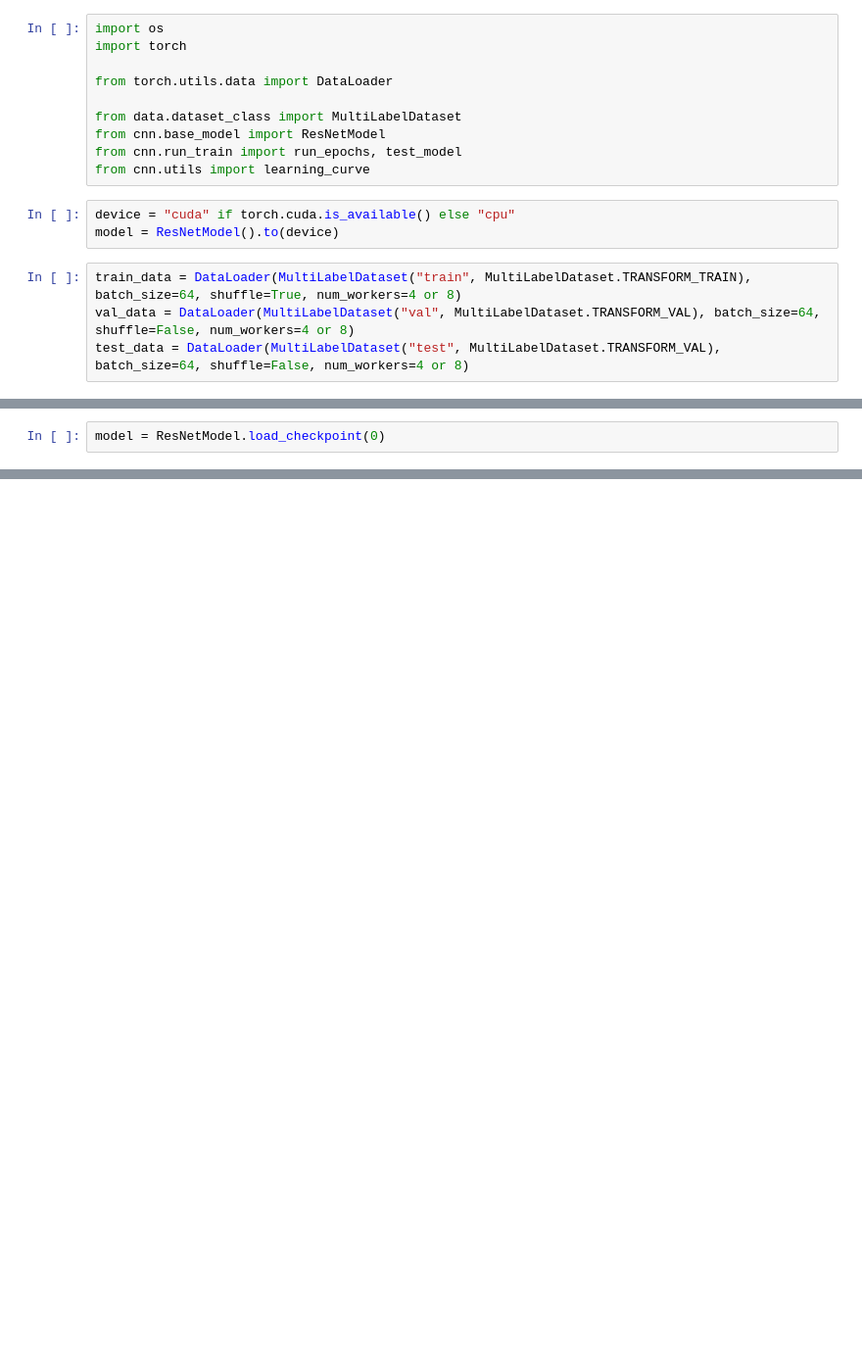
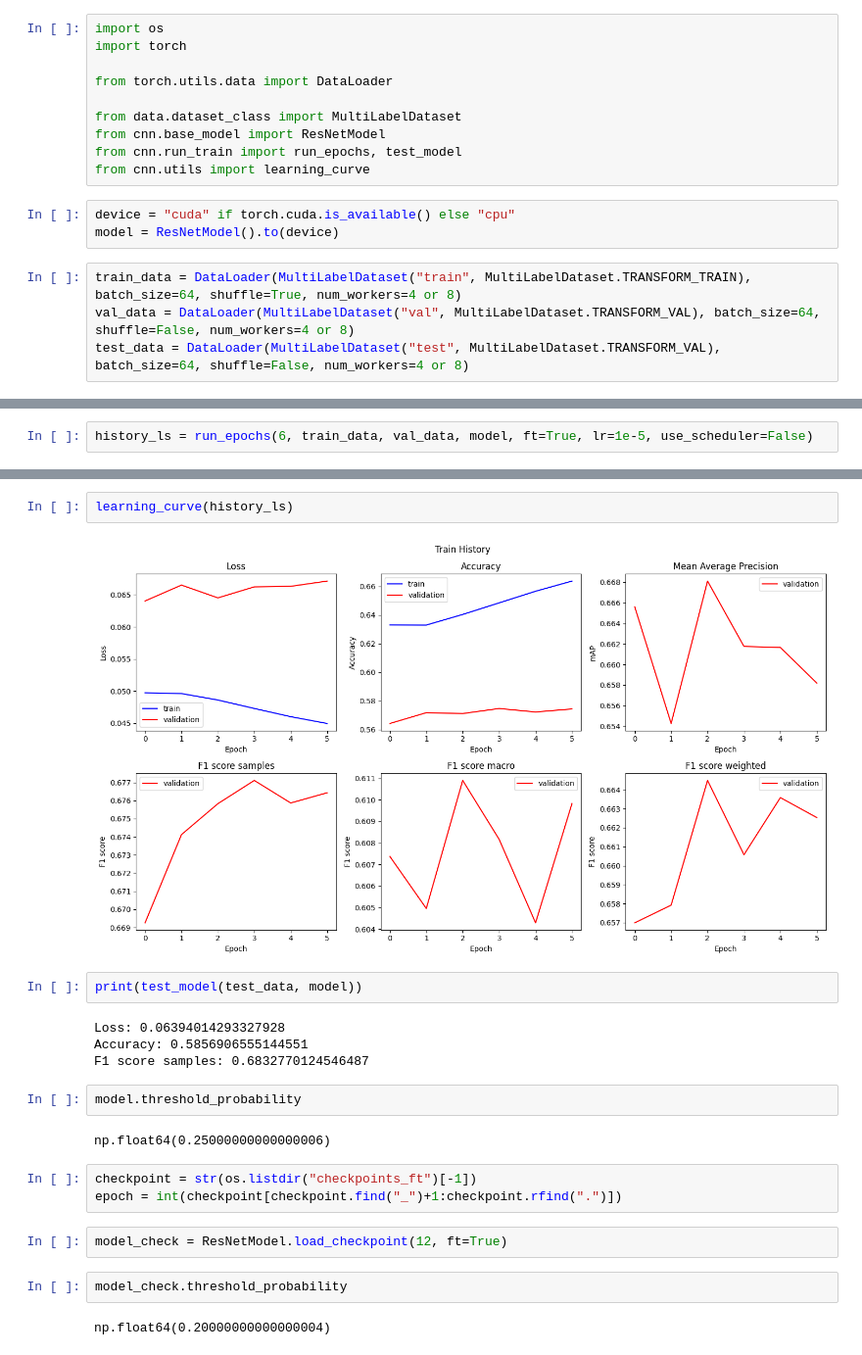
Before and after one commit to Nok1sh/multi-label-classification-dl, a Jupyter notebook: cnn.ipynb, the cells around one changed output, grey strips where cells are left out. Shown at 98% size. Cells and saved outputs as stored; diff of their text form; blank space fills up the shorter version.

```diff
--- a/cnn.ipynb
+++ b/cnn.ipynb
@@ -68,2 +129,0 @@ Accuracy: 0.9111038622129436
-# %%
-model = ResNetModel.load_checkpoint(0)
@@ -73,0 +136,2 @@ print(test_model(test_data, model))
+# %%
+history_ls = run_epochs(6, train_data, val_data, model, ft=True, lr=1e-5, use_scheduler=False)
@@ -73,0 +169,23 @@ print(test_model(test_data, model))
+# %%
+learning_curve(history_ls)
+# %% [output]
+[figure, added]
+# %%
+print(test_model(test_data, model))
+# %% [output]
+Loss: 0.06394014293327928
+Accuracy: 0.5856906555144551
+F1 score samples: 0.6832770124546487
+# %%
+model.threshold_probability
+# %% [output]
+np.float64(0.25000000000000006)
+# %%
+checkpoint = str(os.listdir("checkpoints_ft")[-1])
+epoch = int(checkpoint[checkpoint.find("_")+1:checkpoint.rfind(".")])
+# %%
+model_check = ResNetModel.load_checkpoint(12, ft=True)
+# %%
+model_check.threshold_probability
+# %% [output]
+np.float64(0.20000000000000004)
```
Also changed, not shown: parts of 15 cells of this notebook, 11 other files.
